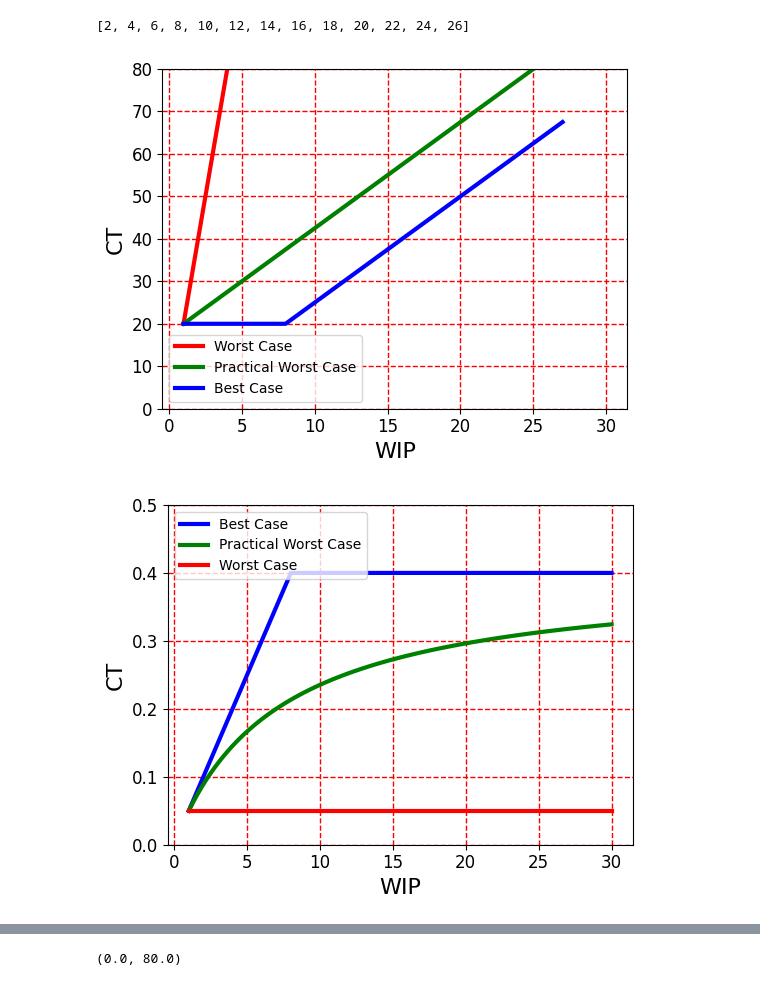
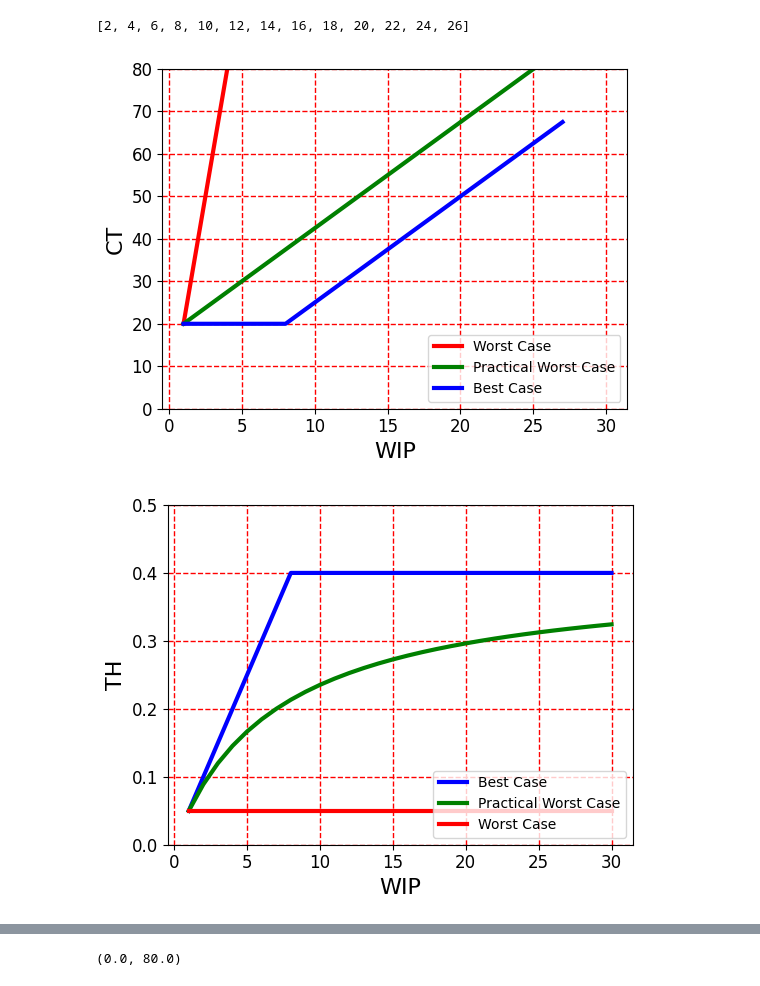
Before and after one commit to zrliang/Intelligent-Manufacturing-Systems, a Jupyter notebook: MM_Penny_Fab_Q.ipynb, the cells around one changed output, grey strips where cells are left out. Drawn from its saved outputs; the diff is of its cells as text; code cells hidden in the pictures.

```diff
--- a/MM_Penny_Fab_Q.ipynb
+++ b/MM_Penny_Fab_Q.ipynb
@@ -78,13 +78,15 @@ plt.plot(w, CT_PWC, color = 'Green', linewidth = 3, label = 'Practical Worst Cas
 plt.plot(WIP, CT, color = 'blue', linewidth = 3, label = 'Best Case')
 
 
-plt.legend() # 圖例
+plt.legend(loc='lower right') # 圖例
 #plt.savefig('Fe_r_plot.svg')                              # 儲存圖片
 #plt.savefig('Fe_r_plot.png')
 plt.show()
 # %% [output]
-[figure, old version]
+[figure, new version]
 # %%
+## https://hackmd.io/@yizhewang/Bkd0EMyCm?type=view
+
 import numpy as np                                        # 引入科學計算函式庫
 import matplotlib.pyplot as plt                           # 引入繪圖函式庫
 
@@ -93,44 +95,53 @@ w = np.linspace(xmin, xmax, num)                          # 產生x
 
 plt.figure(figsize = (6, 4.5), dpi = 100)                 # 設定圖片尺寸
 plt.xlabel("WIP", fontsize = 16)                          # 設定坐標軸標籤
-plt.ylabel("CT",  fontsize = 16)
+plt.ylabel("TH",  fontsize = 16)
 plt.xticks(fontsize = 12)                                 # 設定坐標軸數字格式
 plt.yticks(fontsize = 12)
 plt.grid(color = 'red', linestyle = '--', linewidth = 1)  # 設定格線顏色、種類、寬度
 plt.ylim(0, 0.5)                                          # 設定y軸繪圖範圍
 
 rb=0.4
 T0=20
 W0=8
 
 ## TH_Best
 WIP = [i+1 for i in range(30)]
 TH=[]
 for w_b in WIP:
     if w_b <= W0:
         th_b=w_b/T0
     else:
         th_b=rb
     TH.append(th_b)
 
 # TH_Worst
+WIP = [i+1 for i in range(30)]
+TH2=[]
+for w_b in WIP:
+    TH_PWC = 1/T0+w_b*0
+    TH2.append(TH_PWC)
+
 TH_Worst = 1/T0+w*0
 
 # PWC
-TH_PWC = w/(8+w-1)*0.4
+#TH_PWC = w/(8+w-1)*0.4
+WIP = [i+1 for i in range(30)]
+TH1=[]
+for w_b in WIP:
+    TH_PWC = w_b/(8+w_b-1)*0.4
+    TH1.append(TH_PWC)
 
 
 # 繪圖並設定線條顏色、寬度、圖例
 plt.plot(WIP, TH, color = 'blue', linewidth = 3, label = 'Best Case')
-plt.plot(w, TH_PWC, color = 'Green', linewidth = 3, label = 'Practical Worst Case')
-plt.plot(w, TH_Worst, color = 'red', linewidth = 3, label = 'Worst Case')
+plt.plot(WIP, TH1, color = 'Green', linewidth = 3, label = 'Practical Worst Case')
+plt.plot(WIP, TH2, color = 'red', linewidth = 3, label = 'Worst Case')
 
 
-
-
-plt.legend() # 圖例
+plt.legend(loc='lower right') # 圖例
 #plt.savefig('Fe_r_plot.svg')                              # 儲存圖片
 #plt.savefig('Fe_r_plot.png')
 plt.show()
 # %% [output]
-[figure, old version]
+[figure, new version]
```
Also changed, not shown: parts of 1 cell of this notebook, 3 other files.
